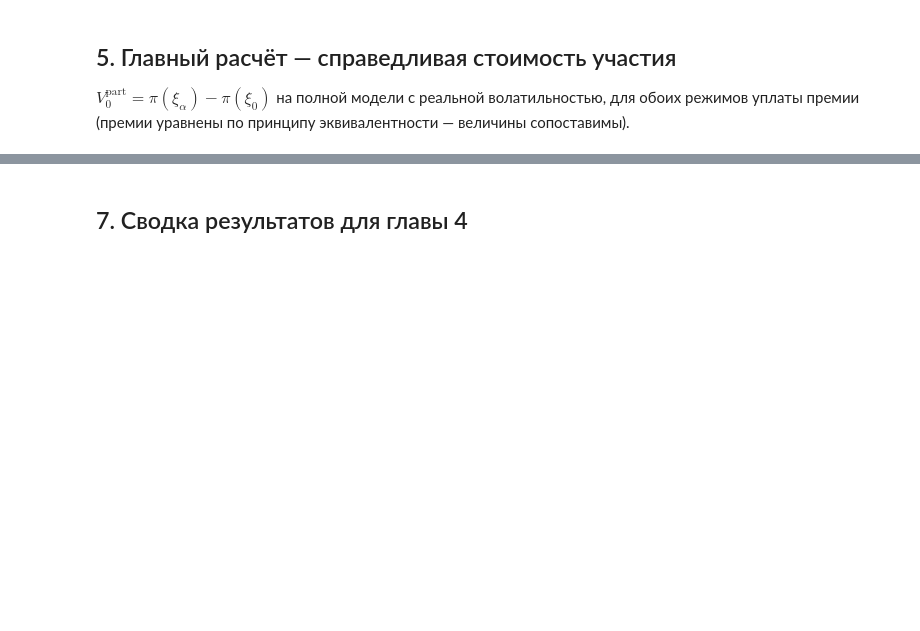
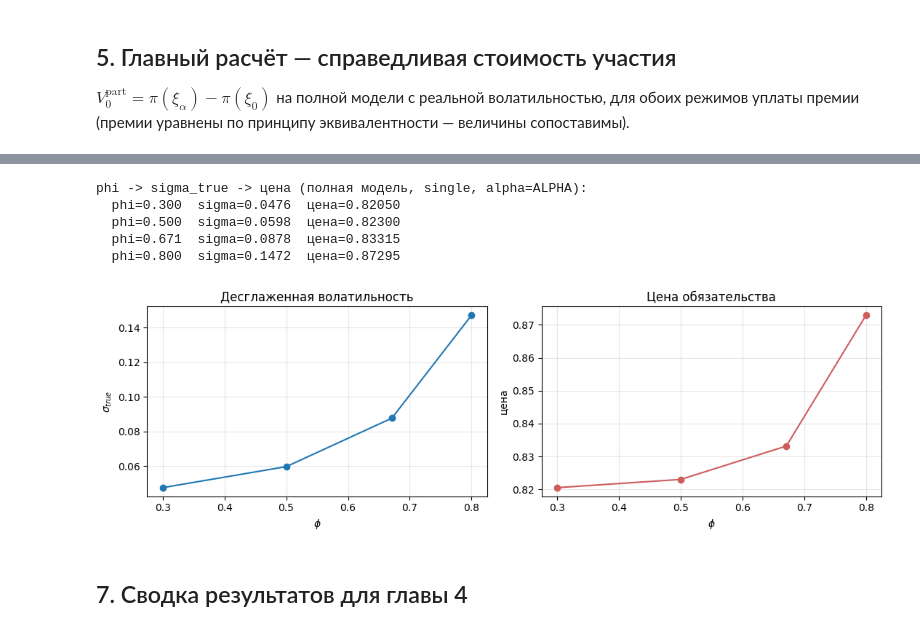
Before and after one commit to Limon4ik1LoVe/calculation_cost_participation_in_profits, a Jupyter notebook: calculator.ipynb, the cells around one changed output, grey strips where cells are left out. Cells and saved outputs as stored; diff of their text form; code cells hidden in the pictures; blank space fills up the shorter version.

```diff
--- a/calculator.ipynb
+++ b/calculator.ipynb
@@ -374,3 +520,28 @@ plt.gca().invert_yaxis(); plt.tight_layout(); plt.show()
+# %%
+lr=np.diff(np.log(prices))
+print("phi -> sigma_true -> цена (полная модель, single, alpha=ALPHA):")
+phi_rows=[]
+for phi_test in [0.3, 0.5, 0.671, 0.8]:
+    r_true=(lr[1:]-phi_test*lr[:-1])/(1-phi_test)
+    sig_t=r_true.std(ddof=1)*sqrt(FREQ)
+    p=price_stress(sigma=sig_t, gamma=GAMMA, mode='single', alpha=ALPHA)
+    phi_rows.append((phi_test, sig_t, p))
+    print(f"  phi={phi_test:.3f}  sigma={sig_t:.4f}  цена={p:.5f}")
+
+phis=[x[0] for x in phi_rows]; sigs=[x[1] for x in phi_rows]; prs=[x[2] for x in phi_rows]
+fig,ax=plt.subplots(1,2,figsize=(11,3.6))
+ax[0].plot(phis,sigs,'o-'); ax[0].set_xlabel(r'$\phi$'); ax[0].set_ylabel(r'$\sigma_{true}$')
+ax[0].set_title('Десглаженная волатильность'); ax[0].grid(alpha=.3)
+ax[1].plot(phis,prs,'o-',color='indianred'); ax[1].set_xlabel(r'$\phi$'); ax[1].set_ylabel('цена')
+ax[1].set_title('Цена обязательства'); ax[1].grid(alpha=.3)
+plt.tight_layout(); plt.show()
+# %% [output]
+phi -> sigma_true -> цена (полная модель, single, alpha=ALPHA):
+  phi=0.300  sigma=0.0476  цена=0.82050
+  phi=0.500  sigma=0.0598  цена=0.82300
+  phi=0.671  sigma=0.0878  цена=0.83315
+  phi=0.800  sigma=0.1472  цена=0.87295
+[figure, added]
 # %% [markdown]
 ## 7. Сводка результатов для главы 4
 # %%
```
Also changed, not shown: parts of 16 cells of this notebook, 1 other file.
